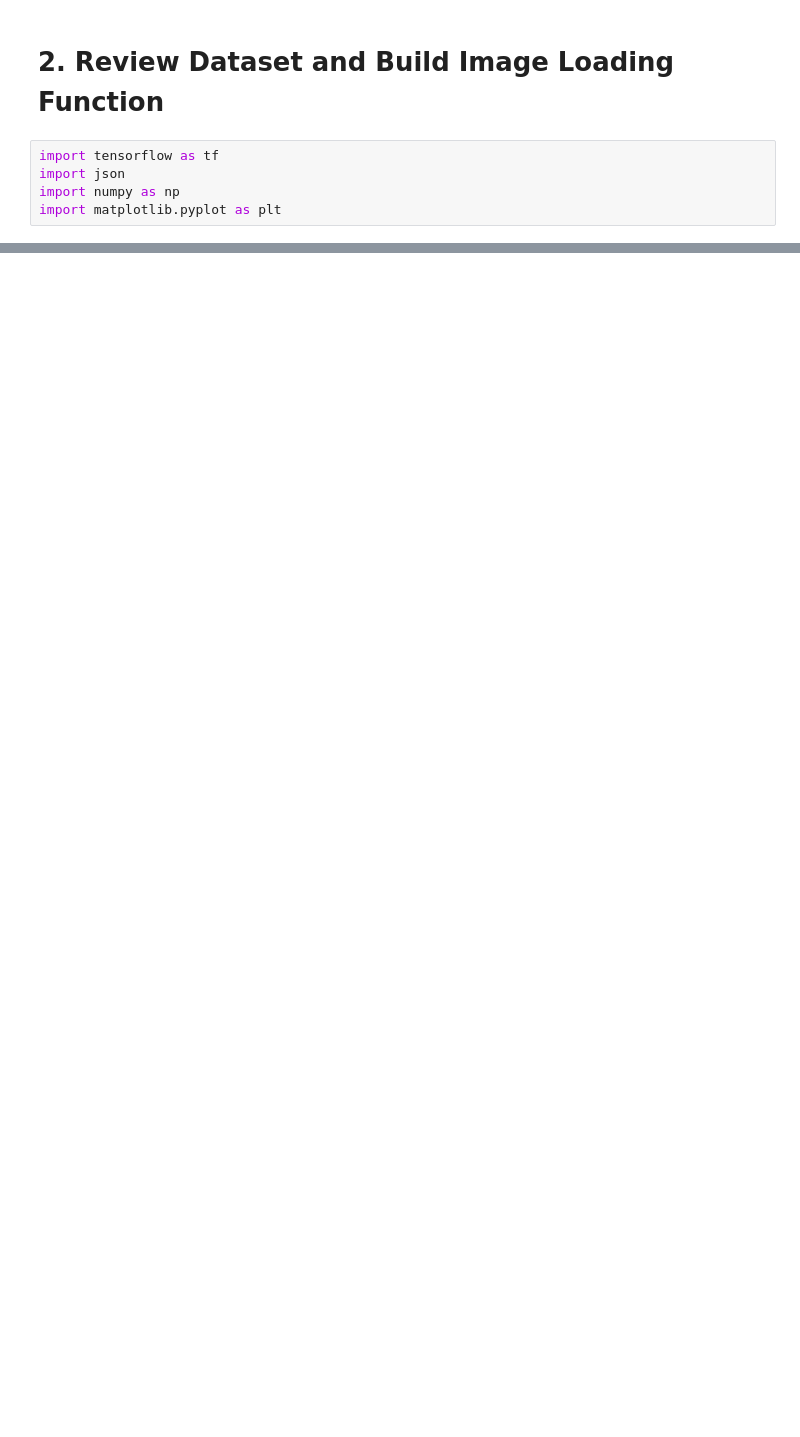
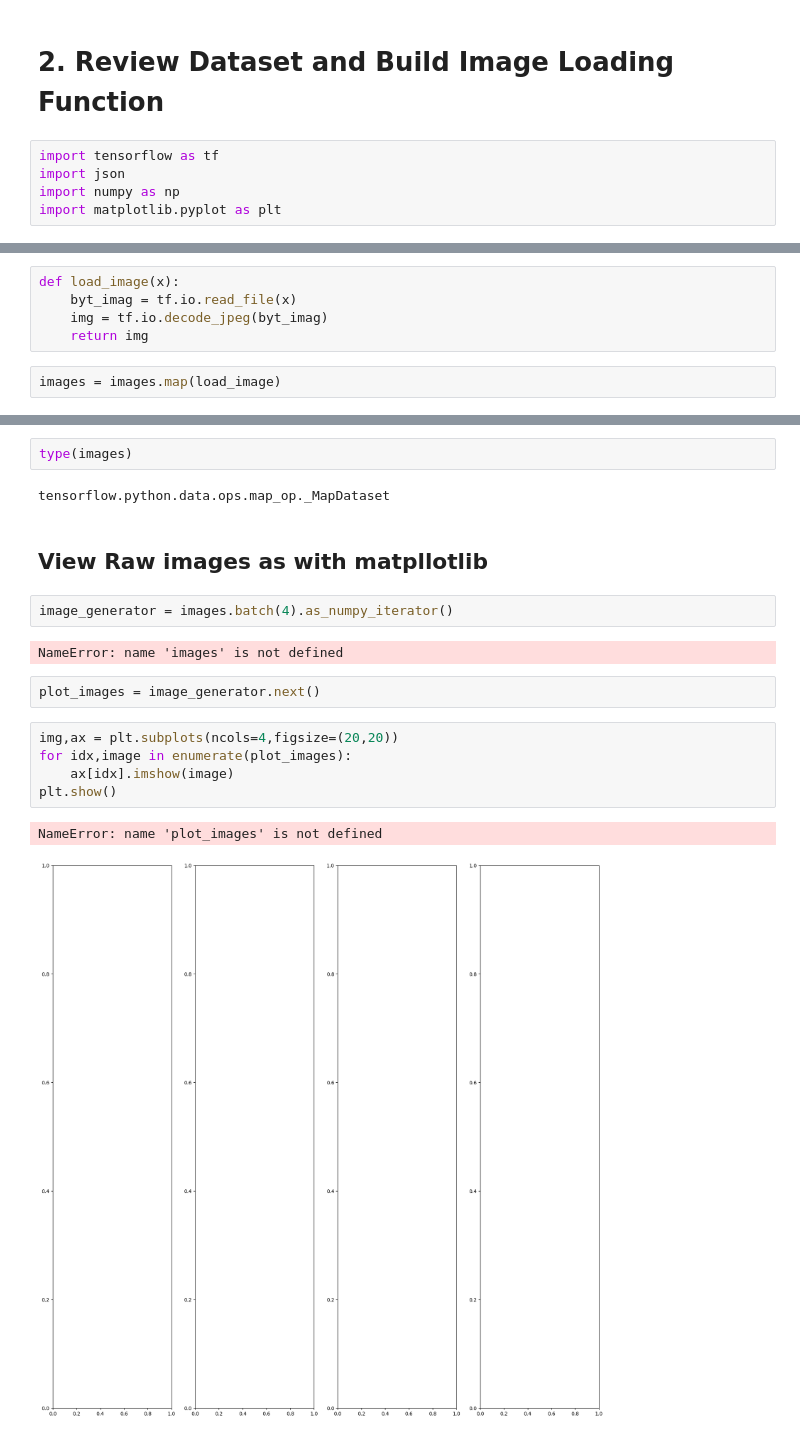
Before and after one commit to Nanda-Kiran-Royal/Deep_Learning_Projects, a Jupyter notebook: Project2/Untitled.ipynb, the cells around one changed output, grey strips where cells are left out. Saved outputs shown, nothing was run; the diff lists cells and outputs as text; blank space fills up the shorter version.

```diff
--- a/Project2/Untitled.ipynb
+++ b/Project2/Untitled.ipynb
@@ -65,0 +62,7 @@ InvalidArgumentError: Expected 'tf.Tensor(False, shape=(), dtype=bool)' to be tr
+# %%
+def load_image(x):
+    byt_imag = tf.io.read_file(x)
+    img = tf.io.decode_jpeg(byt_imag)
+    return img
+# %%
+images = images.map(load_image)
@@ -65,0 +89,20 @@ InvalidArgumentError: Expected 'tf.Tensor(False, shape=(), dtype=bool)' to be tr
+# %%
+type(images)
+# %% [output]
+tensorflow.python.data.ops.map_op._MapDataset
+# %% [markdown]
+## View Raw images as with matpllotlib
+# %%
+image_generator = images.batch(4).as_numpy_iterator()
+# %% [output]
+NameError: name 'images' is not defined
+# %%
+plot_images = image_generator.next()
+# %%
+img,ax = plt.subplots(ncols=4,figsize=(20,20))
+for idx,image in enumerate(plot_images):
+    ax[idx].imshow(image)
+plt.show()
+# %% [output]
+NameError: name 'plot_images' is not defined
+[figure, added]
```
Also changed, not shown: parts of 40 cells of this notebook.
